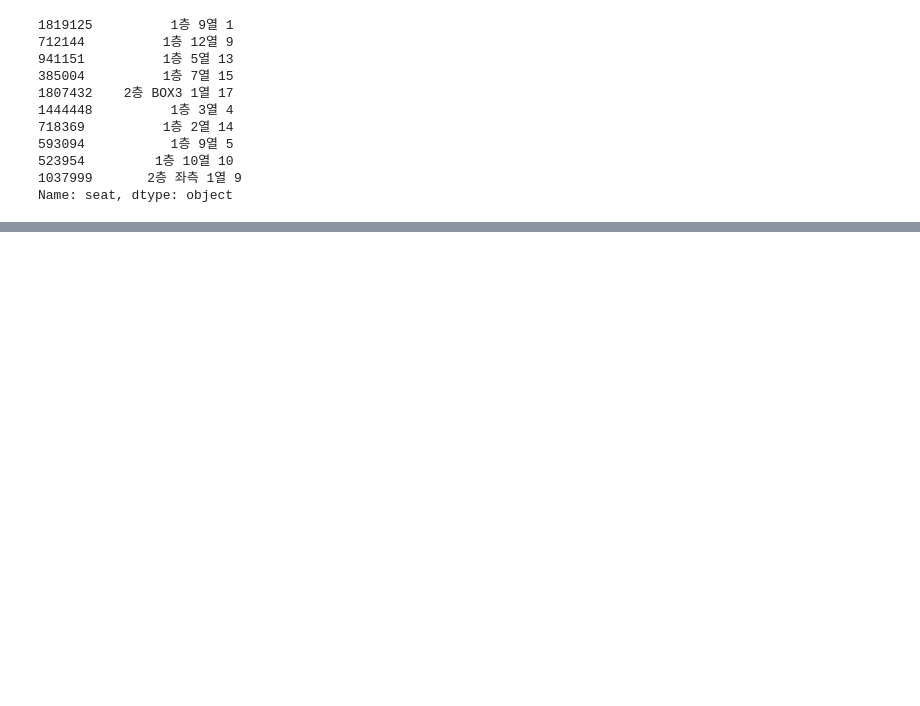
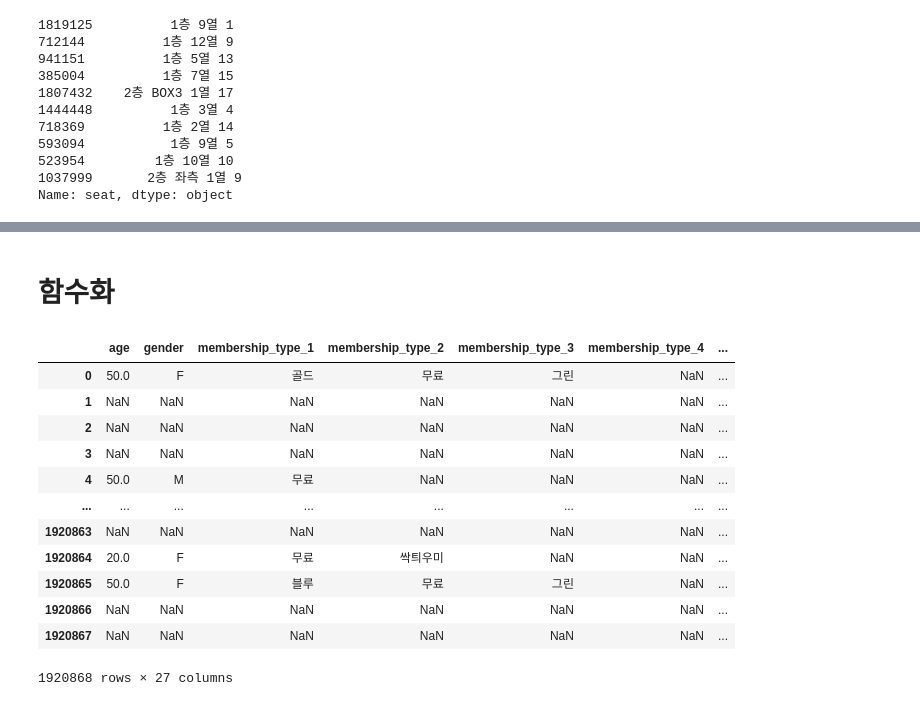
Before and after one commit to Team-HandL/SAC, a Jupyter notebook: seat_discount.ipynb, the cells around one changed output, grey strips where cells are left out. Drawn from its saved outputs; the diff is of its cells as text; code cells hidden in the pictures; blank space fills up the shorter version.

```diff
--- a/seat_discount.ipynb
+++ b/seat_discount.ipynb
@@ -140,0 +274,2 @@ Name: seat, dtype: object
+# %% [markdown]
+# 함수화
@@ -140,0 +369,19 @@ Name: seat, dtype: object
+# %%
+# 함수 잘 들어갔는지 test
+test_df = pd.read_csv("dataset/2023bigcontest_advanced_sac.csv")
+new_test_df = separate_seat(test_df)
+new_test_df
+# %% [output]
+|  | age | gender | membership_type_1 | membership_type_2 | membership_type_3 | membership_type_4 | ... |
+| 0 | 50.0 | F | 골드 | 무료 | 그린 | NaN | ... |
+| 1 | NaN | NaN | NaN | NaN | NaN | NaN | ... |
+| 2 | NaN | NaN | NaN | NaN | NaN | NaN | ... |
+| 3 | NaN | NaN | NaN | NaN | NaN | NaN | ... |
+| 4 | 50.0 | M | 무료 | NaN | NaN | NaN | ... |
+| ... | ... | ... | ... | ... | ... | ... | ... |
+| 1920863 | NaN | NaN | NaN | NaN | NaN | NaN | ... |
+| 1920864 | 20.0 | F | 무료 | 싹틔우미 | NaN | NaN | ... |
+| 1920865 | 50.0 | F | 블루 | 무료 | 그린 | NaN | ... |
+| 1920866 | NaN | NaN | NaN | NaN | NaN | NaN | ... |
+| 1920867 | NaN | NaN | NaN | NaN | NaN | NaN | ... |
+1920868 rows × 27 columns
```
Also changed, not shown: parts of 11 cells of this notebook.
